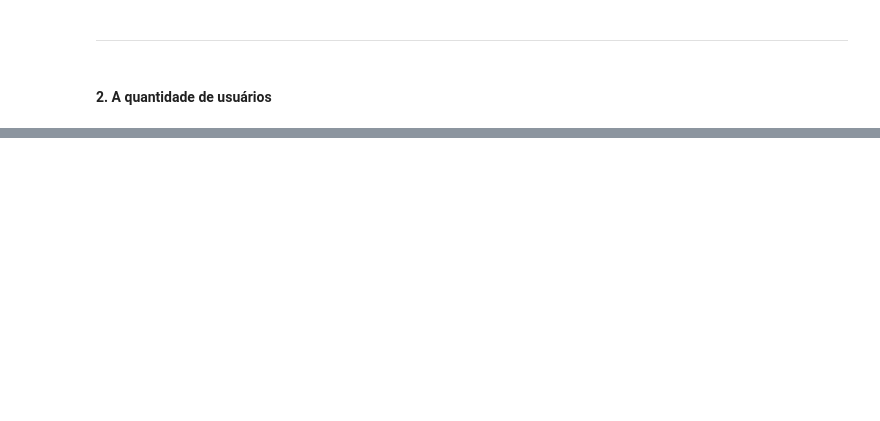
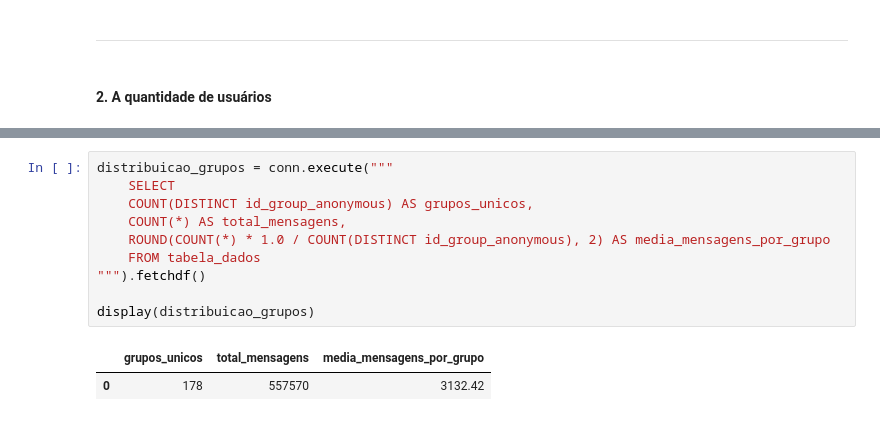
Before and after one commit to EstherMart/Data-Mining, a Jupyter notebook: Lista02_ExtracaoDeDados/extracao.ipynb, the cells around one changed output, grey strips where cells are left out. Drawn from its saved outputs; the diff is of its cells as text; blank space fills up the shorter version.

```diff
--- a/Lista02_ExtracaoDeDados/extracao.ipynb
+++ b/Lista02_ExtracaoDeDados/extracao.ipynb
@@ -323,0 +400,13 @@ conn.execute("""
+# %%
+distribuicao_grupos = conn.execute("""
+    SELECT
+    COUNT(DISTINCT id_group_anonymous) AS grupos_unicos,
+    COUNT(*) AS total_mensagens,
+    ROUND(COUNT(*) * 1.0 / COUNT(DISTINCT id_group_anonymous), 2) AS media_mensagens_por_grupo
+    FROM tabela_dados
+""").fetchdf()
+
+display(distribuicao_grupos)
+# %% [output]
+|  | grupos_unicos | total_mensagens | media_mensagens_por_grupo |
+| 0 | 178 | 557570 | 3132.42 |
```
Also changed, not shown: parts of 18 cells of this notebook.
